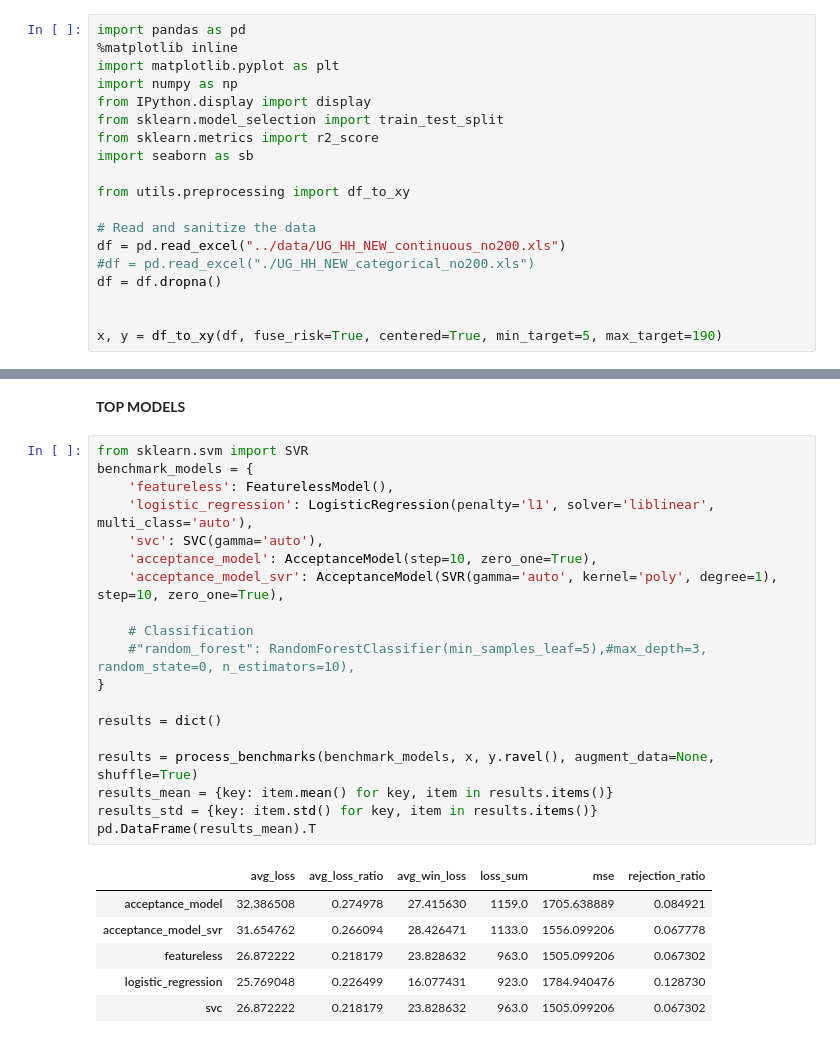
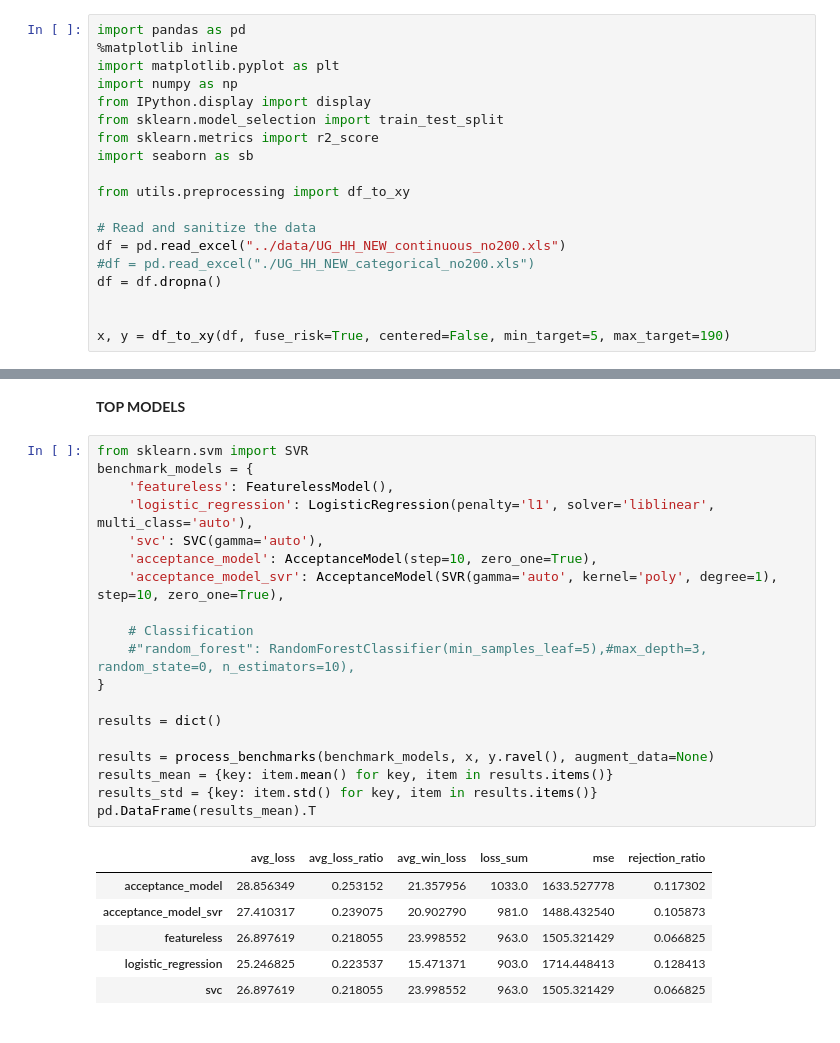
Before and after one commit to afranck64/ultimatum, a Jupyter notebook: notebooks/Pipeline.ipynb, the cells around one changed output, grey strips where cells are left out. Saved outputs shown, nothing was run; the diff lists cells and outputs as text.

```diff
--- a/notebooks/Pipeline.ipynb
+++ b/notebooks/Pipeline.ipynb
@@ -18,7 +18,7 @@ df = pd.read_excel("../data/UG_HH_NEW_continuous_no200.xls")
 df = df.dropna()
 
 
-x, y = df_to_xy(df, fuse_risk=True, centered=True, min_target=5, max_target=190)
+x, y = df_to_xy(df, fuse_risk=True, centered=False, min_target=5, max_target=190)
 # %% [markdown]
 ## Linear regression (continuous dataset)
 # %% [markdown]
@@ -199,29 +197,29 @@ df_results_mean.plot.bar(logy=True, figsize=(15, 5))
 # %%
 from sklearn.svm import SVR
 benchmark_models = {
     'featureless': FeaturelessModel(),
     'logistic_regression': LogisticRegression(penalty='l1', solver='liblinear', multi_class='auto'),
     'svc': SVC(gamma='auto'),
     'acceptance_model': AcceptanceModel(step=10, zero_one=True),
     'acceptance_model_svr': AcceptanceModel(SVR(gamma='auto', kernel='poly', degree=1), step=10, zero_one=True),
 
     # Classification
     #"random_forest": RandomForestClassifier(min_samples_leaf=5),#max_depth=3, random_state=0, n_estimators=10),
 }
 
 results = dict()
 
-results = process_benchmarks(benchmark_models, x, y.ravel(), augment_data=None, shuffle=True)
+results = process_benchmarks(benchmark_models, x, y.ravel(), augment_data=None)
 results_mean = {key: item.mean() for key, item in results.items()}
 results_std = {key: item.std() for key, item in results.items()}
 pd.DataFrame(results_mean).T
 # %% [output]
 |  | avg_loss | avg_loss_ratio | avg_win_loss | loss_sum | mse | rejection_ratio |
-| acceptance_model | 32.386508 | 0.274978 | 27.415630 | 1159.0 | 1705.638889 | 0.084921 |
-| acceptance_model_svr | 31.654762 | 0.266094 | 28.426471 | 1133.0 | 1556.099206 | 0.067778 |
-| featureless | 26.872222 | 0.218179 | 23.828632 | 963.0 | 1505.099206 | 0.067302 |
-| logistic_regression | 25.769048 | 0.226499 | 16.077431 | 923.0 | 1784.940476 | 0.128730 |
-| svc | 26.872222 | 0.218179 | 23.828632 | 963.0 | 1505.099206 | 0.067302 |
+| acceptance_model | 28.856349 | 0.253152 | 21.357956 | 1033.0 | 1633.527778 | 0.117302 |
+| acceptance_model_svr | 27.410317 | 0.239075 | 20.902790 | 981.0 | 1488.432540 | 0.105873 |
+| featureless | 26.897619 | 0.218055 | 23.998552 | 963.0 | 1505.321429 | 0.066825 |
+| logistic_regression | 25.246825 | 0.223537 | 15.471371 | 903.0 | 1714.448413 | 0.128413 |
+| svc | 26.897619 | 0.218055 | 23.998552 | 963.0 | 1505.321429 | 0.066825 |
 # %%
 df_results_mean = pd.DataFrame(results_mean)
 df_results_std = pd.DataFrame(results_std)
```
Also changed, not shown: parts of 4 cells of this notebook, 27 other files.
